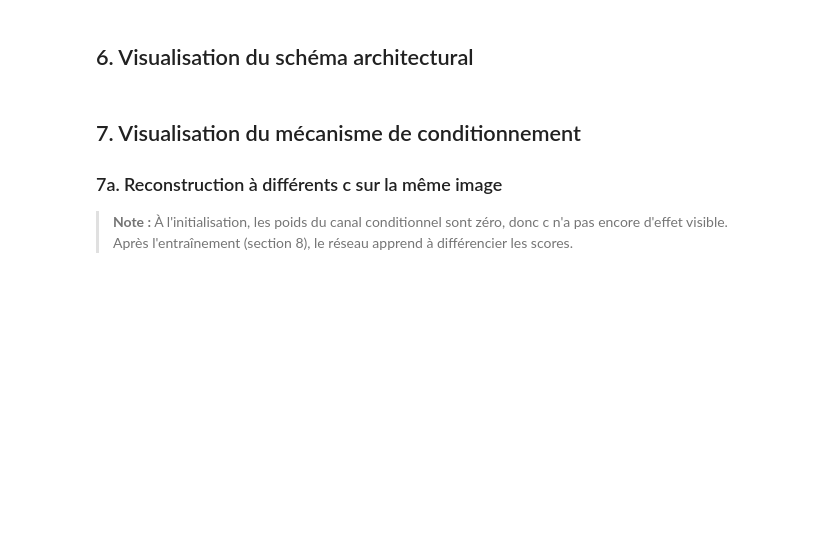
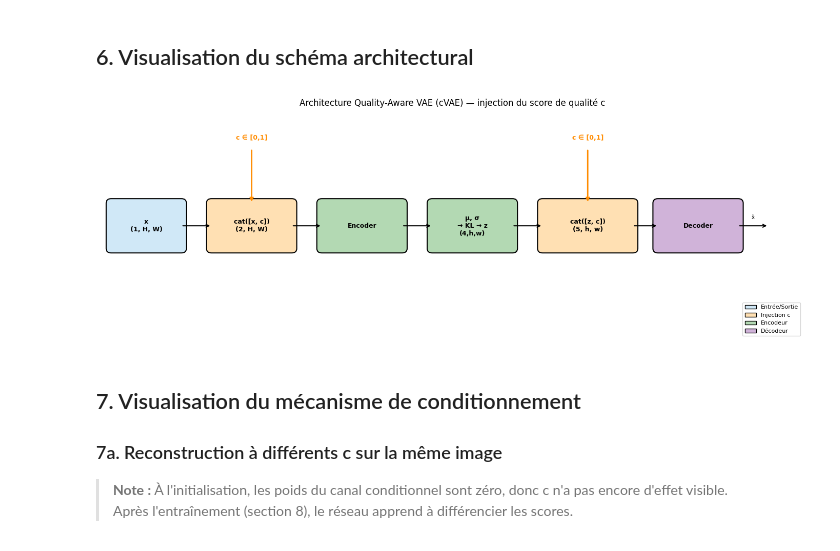
Before and after one commit to tnadiedjoa/MEDVAE-X, a Jupyter notebook: medvae_eval/theophile_metrics/04_MedVAE_Architecture_Mod.ipynb, the cells around one changed output. Saved outputs shown, nothing was run; the diff lists cells and outputs as text; code cells hidden in the pictures; blank space fills up the shorter version.

```diff
--- a/medvae_eval/theophile_metrics/04_MedVAE_Architecture_Mod.ipynb
+++ b/medvae_eval/theophile_metrics/04_MedVAE_Architecture_Mod.ipynb
@@ -324,37 +375,46 @@ box(ax, 0.2, 2.0, 1.4, 1.0, "x\n(1, H, W)",          "#d0e8f7")
 box(ax, 2.2, 2.0, 1.6, 1.0, "cat([x, c])\n(2, H, W)",  "#ffe0b3")
 box(ax, 4.4, 2.0, 1.6, 1.0, "Encoder",                 "#b3d9b3")
 box(ax, 6.6, 2.0, 1.6, 1.0, "μ, σ\n→ KL → z\n(4,h,w)","#b3d9b3")
 box(ax, 8.8, 2.0, 1.8, 1.0, "cat([z, c])\n(5, h, w)",  "#ffe0b3")
 box(ax, 11.1, 2.0, 1.6, 1.0, "Decoder",                "#d0b3d9")
 
 # Flèches horizontales
 arrow(ax, 1.6, 2.5, 2.2,  label="")
 arrow(ax, 3.8, 2.5, 4.4,  label="")
 arrow(ax, 6.0, 2.5, 6.6,  label="")
 arrow(ax, 8.2, 2.5, 8.8,  label="")
 arrow(ax, 10.6, 2.5, 11.1, label="")
 arrow(ax, 12.7, 2.5, 13.3, label="x̂")
 
 # Flèche c → encodeur
 ax.annotate("", xy=(3.0, 3.0), xytext=(3.0, 4.2),
             arrowprops=dict(arrowstyle="->", color="darkorange", lw=2))
 ax.text(3.0, 4.4, "c ∈ [0,1]", ha="center", fontsize=9, color="darkorange", fontweight="bold")
 
 # Flèche c → décodeur
 ax.annotate("", xy=(9.7, 3.0), xytext=(9.7, 4.2),
             arrowprops=dict(arrowstyle="->", color="darkorange", lw=2))
 ax.text(9.7, 4.4, "c ∈ [0,1]", ha="center", fontsize=9, color="darkorange", fontweight="bold")
 
-# Légende
-for color, label in [("#d0e8f7","Entrée/Sortie"),("#ffe0b3","Injection c"),("#b3d9b3","Encodeur"),("#d0b3d9","Décodeur")]:
-    ax.add_patch(mpatches.Patch(facecolor=color, edgecolor="black", label=label))
-ax.legend(loc="lower right", fontsize=8)
+# Légende — handles passés directement sans add_patch (incompatible matplotlib >= 3.9)
+legend_handles = [
+    mpatches.Patch(facecolor=color, edgecolor="black", label=label)
+    for color, label in [
+        ("#d0e8f7", "Entrée/Sortie"),
+        ("#ffe0b3", "Injection c"),
+        ("#b3d9b3", "Encodeur"),
+        ("#d0b3d9", "Décodeur"),
+    ]
+]
+ax.legend(handles=legend_handles, loc="lower right", fontsize=8)
 
 ax.set_title("Architecture Quality-Aware VAE (cVAE) — injection du score de qualité c",
              fontsize=12, pad=10)
 plt.tight_layout()
 plt.savefig(OUTPUT_DIR / "04_architecture_cvae.png", dpi=120, bbox_inches="tight")
 plt.show()
+# %% [output]
+[figure, added]
 # %% [markdown]
 ## 7. Visualisation du mécanisme de conditionnement
 
```
Also changed, not shown: parts of 16 cells of this notebook, 4 other files.
